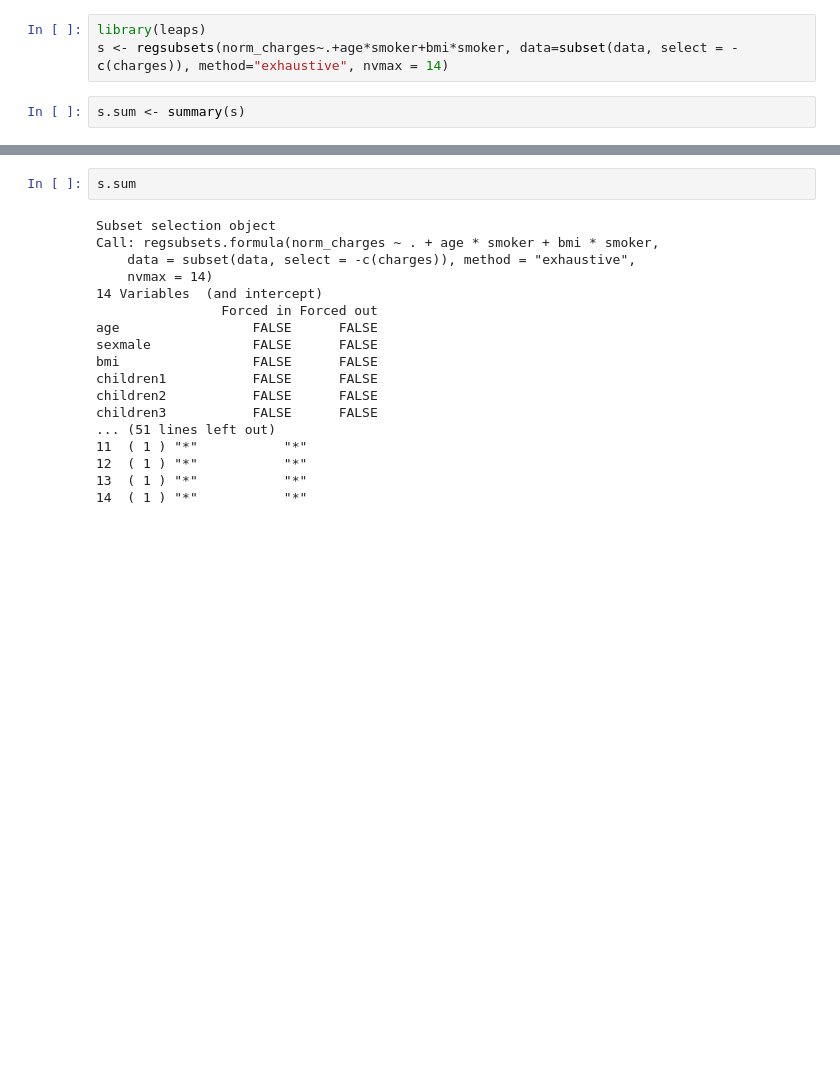
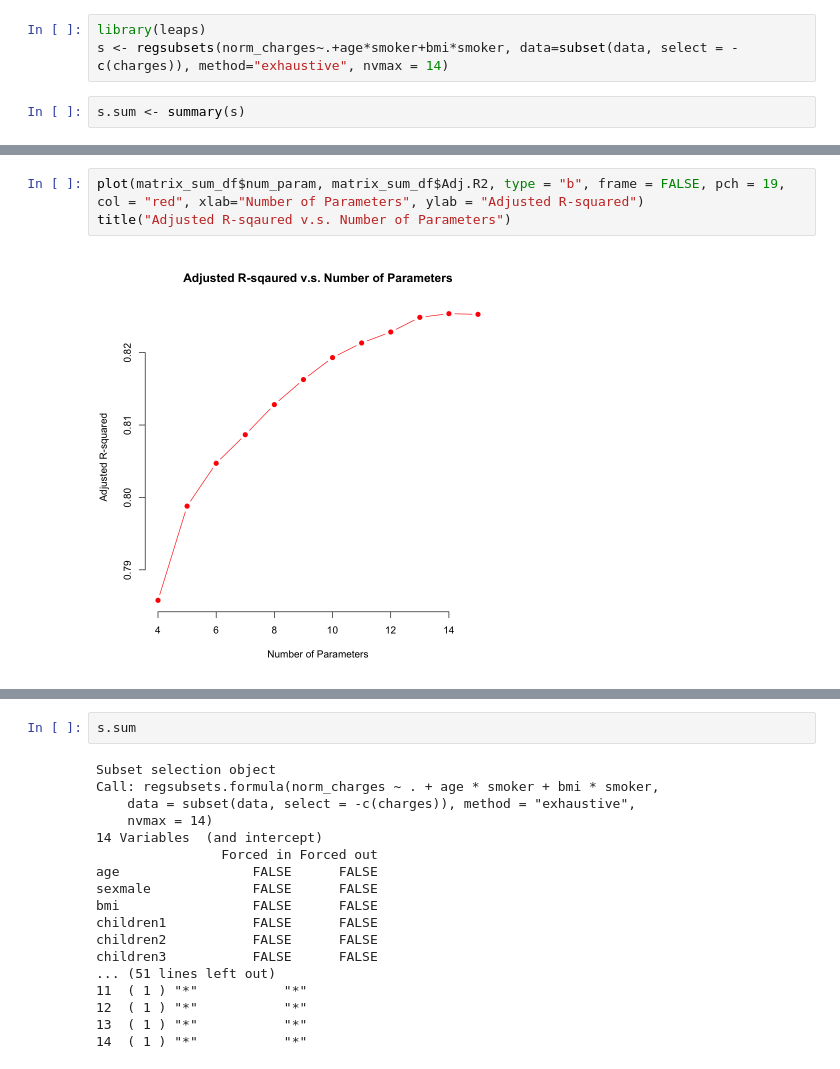
Before and after one commit to mahdiheydar/stat306proj, a Jupyter notebook: stat306.ipynb, the cells around one changed output, grey strips where cells are left out. Cells and saved outputs as stored; diff of their text form; blank space fills up the shorter version.

Commit message:
add more plots

```diff
--- a/stat306.ipynb
+++ b/stat306.ipynb
@@ -167,0 +167,5 @@ A data.frame: 14 × 4
+# %%
+plot(matrix_sum_df$num_param, matrix_sum_df$Adj.R2, type = "b", frame = FALSE, pch = 19, col = "red", xlab="Number of Parameters", ylab = "Adjusted R-squared")
+title("Adjusted R-sqaured v.s. Number of Parameters")
+# %% [output]
+[figure, added]
```
Also changed, not shown: parts of 9 cells of this notebook, 1 other file.
